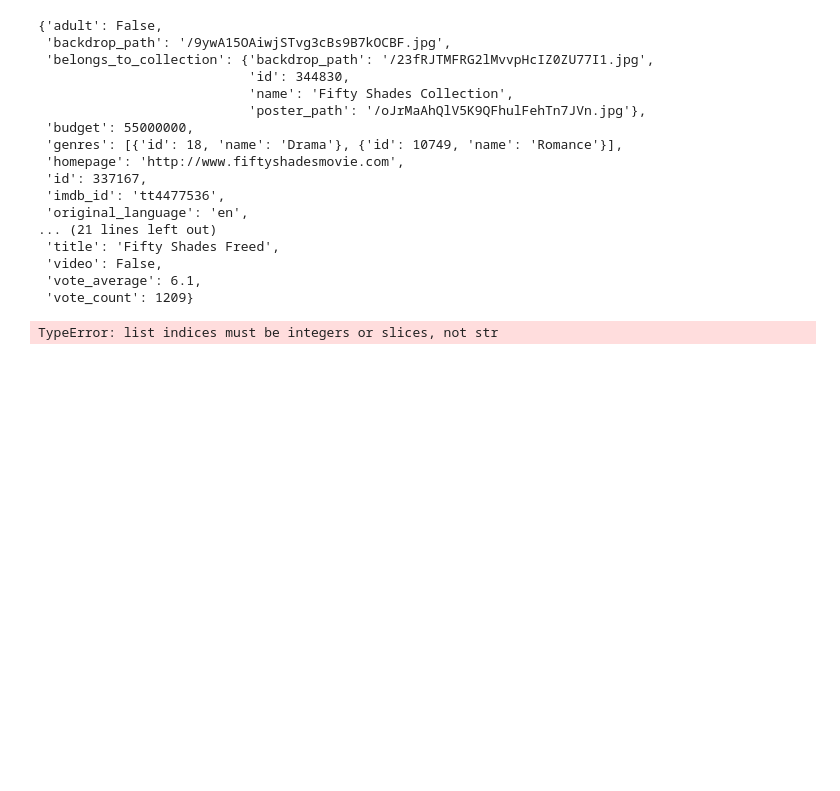
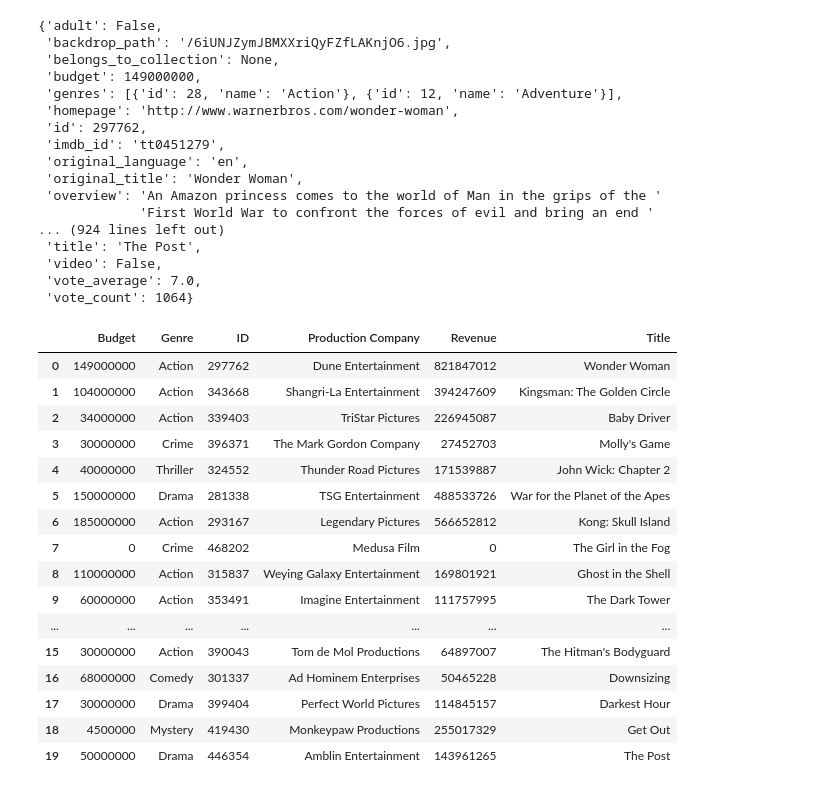
Before and after one commit to kelvinhy2005/Boa-Constrictor, a Jupyter notebook: ProjectWork.ipynb, the cells around one changed output. Drawn from its saved outputs; the diff is of its cells as text; code cells hidden in the pictures; blank space fills up the shorter version.

```diff
--- a/ProjectWork.ipynb
+++ b/ProjectWork.ipynb
@@ -13,9 +14,10 @@ end_date = "2018-03-04"
 # %%
 # Call the API url , Check for response and print the response whether the data is available or not
 # store the repsonse as JSON data
-response = requests.get(f"{url1}api_key={api_key}&primary_release_date.gte={start_date}&primary_release_date.lte={end_date}")
+response = requests.get(f"{url1}api_key={api_key}&primary_release_year={year}page={page_num}")
 movies_data = response.json()
-pprint(movies_data)
+#pprint(movies_data)
 movies_data_list = [movie for movie in movies_data["results"]]
-pprint(movies_data_list)
+#pprint(movies_data_list)
+print(response.url)
 # %% [output]
@@ -85,34 +71,63 @@ revenue = []
 release_date = []
 genre = []
 production_comp = []
+tag_line = []
 
 for detail in movie_details:
     pprint(detail)
+
     movie_id1.append(detail["id"])
-    movie_title.append(detail["original_title"])
+    movie_title.append(detail["title"])
     budget.append(detail["budget"])
     revenue.append(detail["revenue"])
     genre.append(detail["genres"][0]["name"])
-    production_comp.append(detail["production_companies"][:-1]["name"])
-
-movie_df_frame = pd.DataFrame({"ID":movie_id1,"Title": movie_title, "Budget":budget, "Revenue": revenue, "Genre": genre, "Production Company": production_comp})
-#movie_df_frame
+    tag_line.append(detail["tagline"])
+    try:
+        production_comp.append(detail["production_companies"][0]["name"])
+    except:
+        #movie_id1.append("Nan")
+        #movie_title.append("Nan")
+        #budget.append("Nan")
+        #revenue.append("Nan")
+        #genre.append("Nan")
+        production_comp.append("Nan")
 # %% [output]
 {'adult': False,
- 'backdrop_path': '/9ywA15OAiwjSTvg3cBs9B7kOCBF.jpg',
- 'belongs_to_collection': {'backdrop_path': '/23fRJTMFRG2lMvvpHcIZ0ZU77I1.jpg',
-                           'id': 344830,
-                           'name': 'Fifty Shades Collection',
-                           'poster_path': '/oJrMaAhQlV5K9QFhulFehTn7JVn.jpg'},
- 'budget': 55000000,
- 'genres': [{'id': 18, 'name': 'Drama'}, {'id': 10749, 'name': 'Romance'}],
- 'homepage': 'http://www.fiftyshadesmovie.com',
- 'id': 337167,
- 'imdb_id': 'tt4477536',
+ 'backdrop_path': '/6iUNJZymJBMXXriQyFZfLAKnjO6.jpg',
+ 'belongs_to_collection': None,
+ 'budget': 149000000,
+ 'genres': [{'id': 28, 'name': 'Action'}, {'id': 12, 'name': 'Adventure'}],
+ 'homepage': 'http://www.warnerbros.com/wonder-woman',
+ 'id': 297762,
+ 'imdb_id': 'tt0451279',
  'original_language': 'en',
-... (21 lines left out)
- 'title': 'Fifty Shades Freed',
+ 'original_title': 'Wonder Woman',
+ 'overview': 'An Amazon princess comes to the world of Man in the grips of the '
+             'First World War to confront the forces of evil and bring an end '
+... (924 lines left out)
+ 'title': 'The Post',
  'video': False,
- 'vote_average': 6.1,
- 'vote_count': 1209}
+ 'vote_average': 7.0,
+ 'vote_count': 1064}
-TypeError: list indices must be integers or slices, not str
+# %%
+movie_df_frame = pd.DataFrame({"ID":movie_id1,"Title": movie_title, "Budget":budget, "Revenue": revenue, "Genre": genre, "Production Company": production_comp})
+movie_df_frame.to_csv("santhosh.csv", index =False)
+movie_df_frame
+# %% [output]
+|  | Budget | Genre | ID | Production Company | Revenue | Title |
+| 0 | 149000000 | Action | 297762 | Dune Entertainment | 821847012 | Wonder Woman |
+| 1 | 104000000 | Action | 343668 | Shangri-La Entertainment | 394247609 | Kingsman: The Golden Circle |
+| 2 | 34000000 | Action | 339403 | TriStar Pictures | 226945087 | Baby Driver |
+| 3 | 30000000 | Crime | 396371 | The Mark Gordon Company | 27452703 | Molly's Game |
+| 4 | 40000000 | Thriller | 324552 | Thunder Road Pictures | 171539887 | John Wick: Chapter 2 |
+| 5 | 150000000 | Drama | 281338 | TSG Entertainment | 488533726 | War for the Planet of the Apes |
+| 6 | 185000000 | Action | 293167 | Legendary Pictures | 566652812 | Kong: Skull Island |
+| 7 | 0 | Crime | 468202 | Medusa Film | 0 | The Girl in the Fog |
+| 8 | 110000000 | Action | 315837 | Weying Galaxy Entertainment | 169801921 | Ghost in the Shell |
+| 9 | 60000000 | Action | 353491 | Imagine Entertainment | 111757995 | The Dark Tower |
+| ... | ... | ... | ... | ... | ... | ... |
+| 15 | 30000000 | Action | 390043 | Tom de Mol Productions | 64897007 | The Hitman's Bodyguard |
+| 16 | 68000000 | Comedy | 301337 | Ad Hominem Enterprises | 50465228 | Downsizing |
+| 17 | 30000000 | Drama | 399404 | Perfect World Pictures | 114845157 | Darkest Hour |
+| 18 | 4500000 | Mystery | 419430 | Monkeypaw Productions | 255017329 | Get Out |
+| 19 | 50000000 | Drama | 446354 | Amblin Entertainment | 143961265 | The Post |
```
Also changed, not shown: parts of 4 cells of this notebook.
